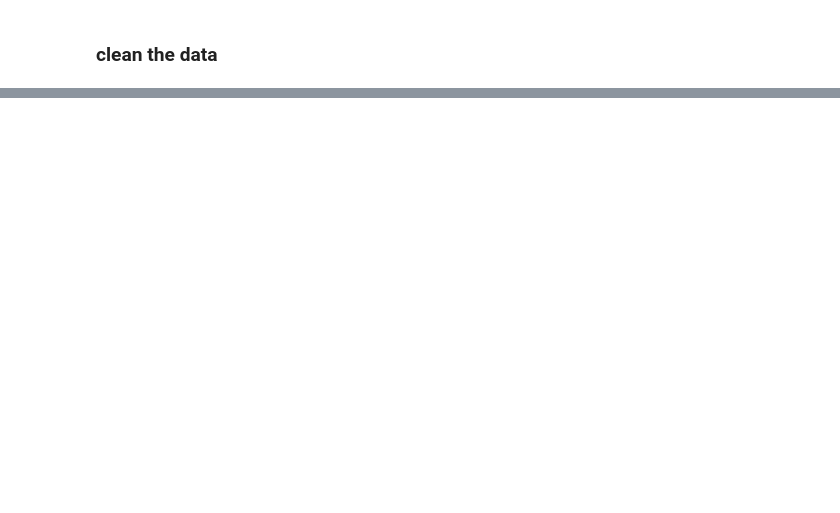
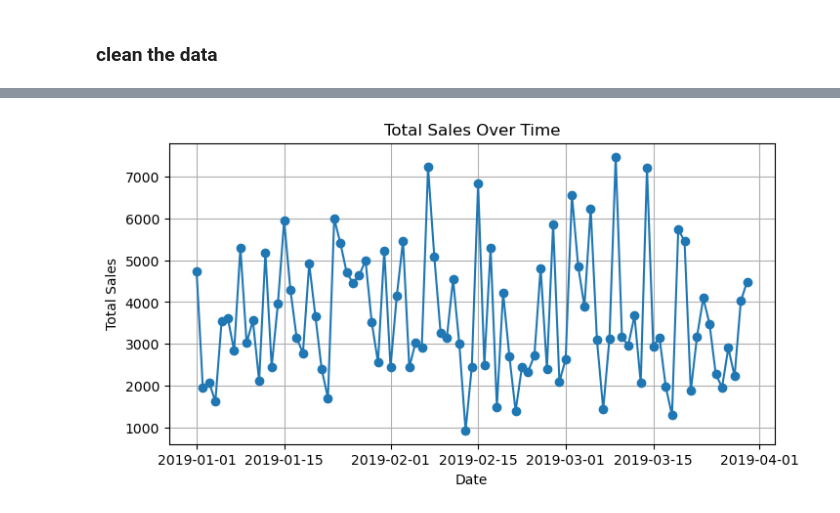
Before and after one commit to MustafaAldabbas/Machine_learning_superMarket, a Jupyter notebook: Notebook/Mustafa.ipynb, the cells around one changed output, grey strips where cells are left out. Cells and saved outputs as stored; diff of their text form; code cells hidden in the pictures; blank space fills up the shorter version.

```diff
--- a/Notebook/Mustafa.ipynb
+++ b/Notebook/Mustafa.ipynb
@@ -83,11 +83,3 @@ df.describe()
 | max | 99.960000 | 10.000000 | 49.650000 | 1042.650000 | 993.00000 | 4.761905e+00 | 49.650000 | 10.00000 |
 # %% [markdown]
 ### clean the data
-# %%
-
-# Convert Date to datetime format
-df['Date'] = pd.to_datetime(df['Date'])
-
-# Check for duplicates
-df = df.drop_duplicates()
-df=df.dropna()
@@ -153,0 +90,19 @@ ValueError: could not convert string to float: '750-67-8428'
+# %%
+# Convert the date column to datetime format
+df['date'] = pd.to_datetime(df['date'])
+
+# Extract year, month, and day from the date column
+df['year'] = df['date'].dt.year
+df['month'] = df['date'].dt.month
+df['day'] = df['date'].dt.day
+
+# Aggregate sales data by date
+sales_by_date = df.groupby('date')['total'].sum().reset_index()
+
+# Extract year, month, and day from the date column
+sales_by_date['year'] = sales_by_date['date'].dt.year
+sales_by_date['month'] = sales_by_date['date'].dt.month
+sales_by_date['day'] = sales_by_date['date'].dt.day
+
+# Display the first few rows of the aggregated sales data
+sales_by_date.head()
@@ -153,0 +123,13 @@ ValueError: could not convert string to float: '750-67-8428'
+# %%
+import matplotlib.pyplot as plt
+
+# Plot the total sales over time
+plt.figure(figsize=(8, 4))
+plt.plot(sales_by_date['date'], sales_by_date['total'], marker='o')
+plt.title('Total Sales Over Time')
+plt.xlabel('Date')
+plt.ylabel('Total Sales')
+plt.grid(True)
+plt.show()
+# %% [output]
+[figure, added]
```
Also changed, not shown: parts of 29 cells of this notebook, 3 other files.
